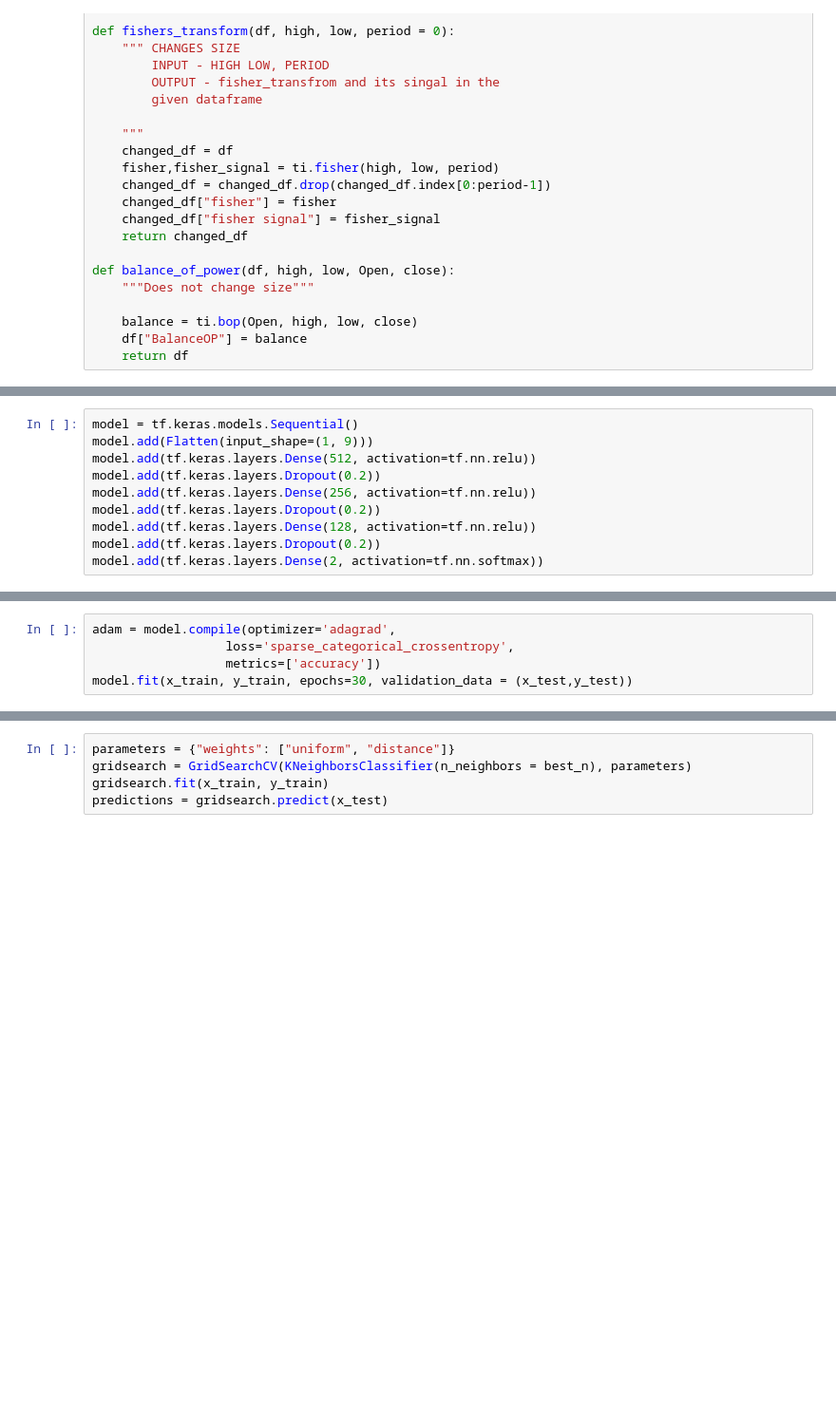
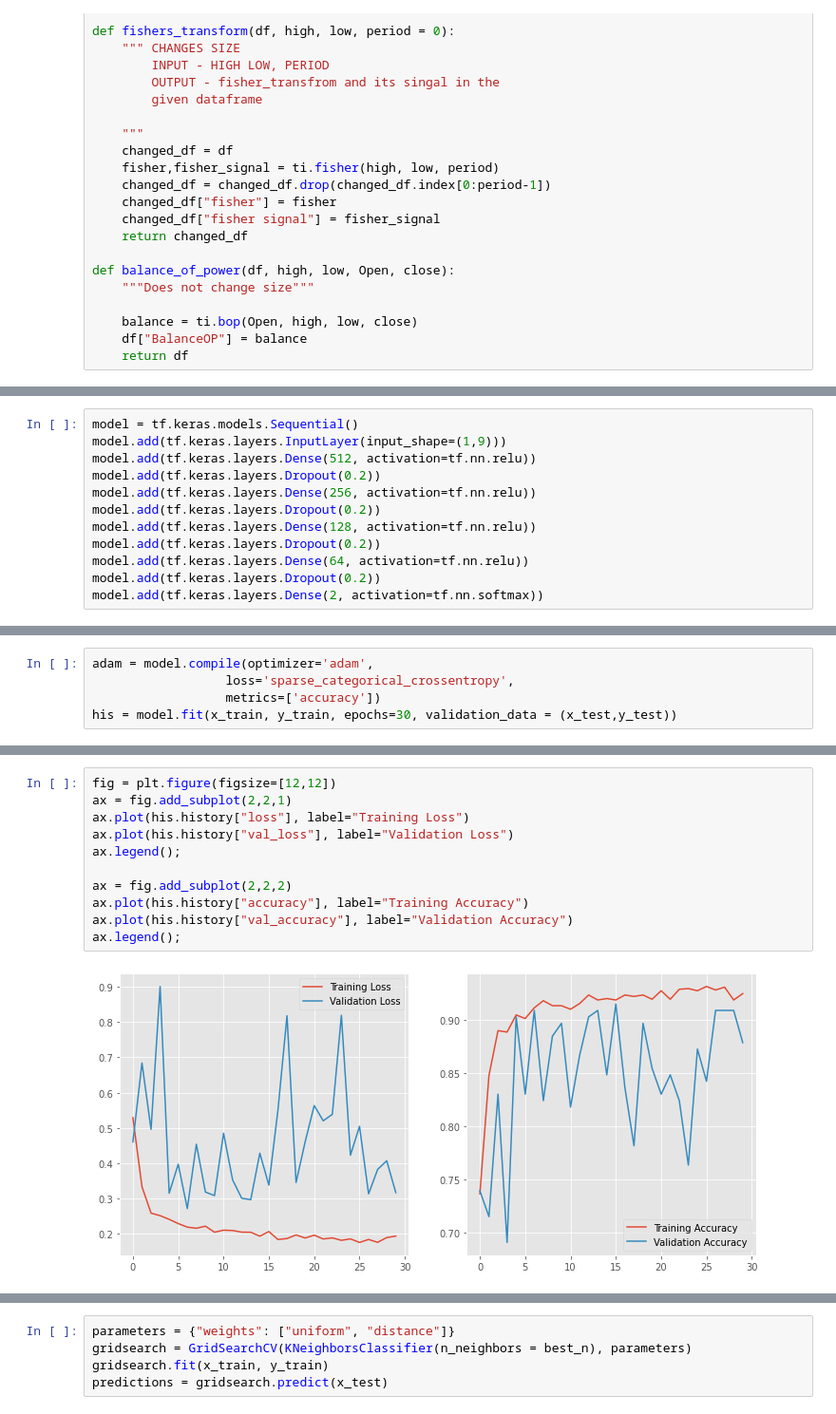
Before and after one commit to Pentaflouride/Finance-Ai, a Jupyter notebook: Financial AI.ipynb, the cells around one changed output, grey strips where cells are left out. Shown: that part at 95% size. Saved outputs shown, nothing was run; the diff lists cells and outputs as text; blank space fills up the shorter version.

```diff
--- a/Financial AI.ipynb
+++ b/Financial AI.ipynb
@@ -158,10 +199,12 @@ y_test = y_test.to_numpy()
 # %%
 model = tf.keras.models.Sequential()
-model.add(Flatten(input_shape=(1, 9)))
+model.add(tf.keras.layers.InputLayer(input_shape=(1,9)))
 model.add(tf.keras.layers.Dense(512, activation=tf.nn.relu))
 model.add(tf.keras.layers.Dropout(0.2))
 model.add(tf.keras.layers.Dense(256, activation=tf.nn.relu))
 model.add(tf.keras.layers.Dropout(0.2))
 model.add(tf.keras.layers.Dense(128, activation=tf.nn.relu))
 model.add(tf.keras.layers.Dropout(0.2))
+model.add(tf.keras.layers.Dense(64, activation=tf.nn.relu))
+model.add(tf.keras.layers.Dropout(0.2))
 model.add(tf.keras.layers.Dense(2, activation=tf.nn.softmax))
@@ -168,7 +231,7 @@ model.add(tf.keras.layers.Dense(2, activation=tf.nn.softmax))
 # %%
-adam = model.compile(optimizer='adagrad',
+adam = model.compile(optimizer='adam',
                   loss='sparse_categorical_crossentropy',
                   metrics=['accuracy'])
-model.fit(x_train, y_train, epochs=30, validation_data = (x_test,y_test))
+his = model.fit(x_train, y_train, epochs=30, validation_data = (x_test,y_test))
 # %% [output]
 Epoch 1/30
@@ -191,0 +254,13 @@ Epoch 30/30
+# %%
+fig = plt.figure(figsize=[12,12])
+ax = fig.add_subplot(2,2,1)
+ax.plot(his.history["loss"], label="Training Loss")
+ax.plot(his.history["val_loss"], label="Validation Loss")
+ax.legend();
+
+ax = fig.add_subplot(2,2,2)
+ax.plot(his.history["accuracy"], label="Training Accuracy")
+ax.plot(his.history["val_accuracy"], label="Validation Accuracy")
+ax.legend();
+# %% [output]
+[figure, added]
```
Also changed, not shown: parts of 10 cells of this notebook.
